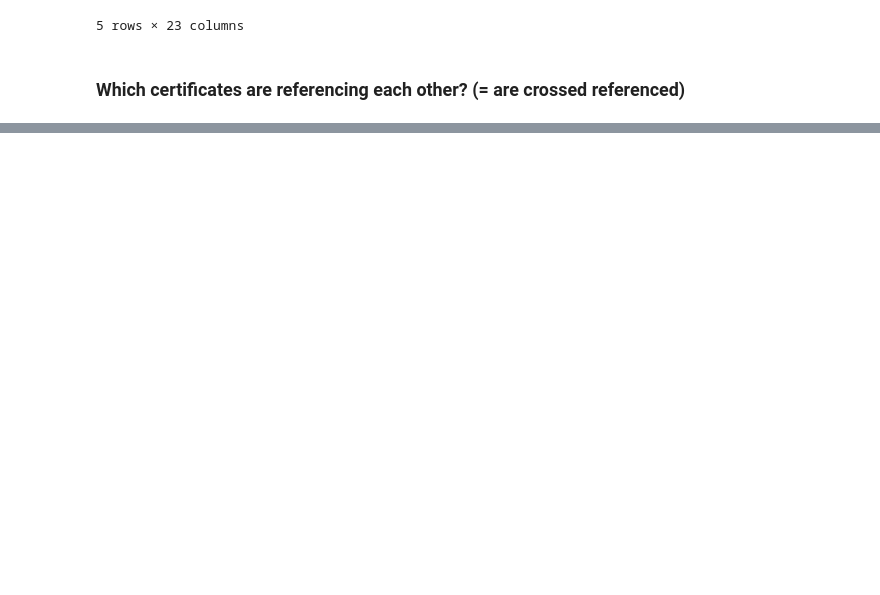
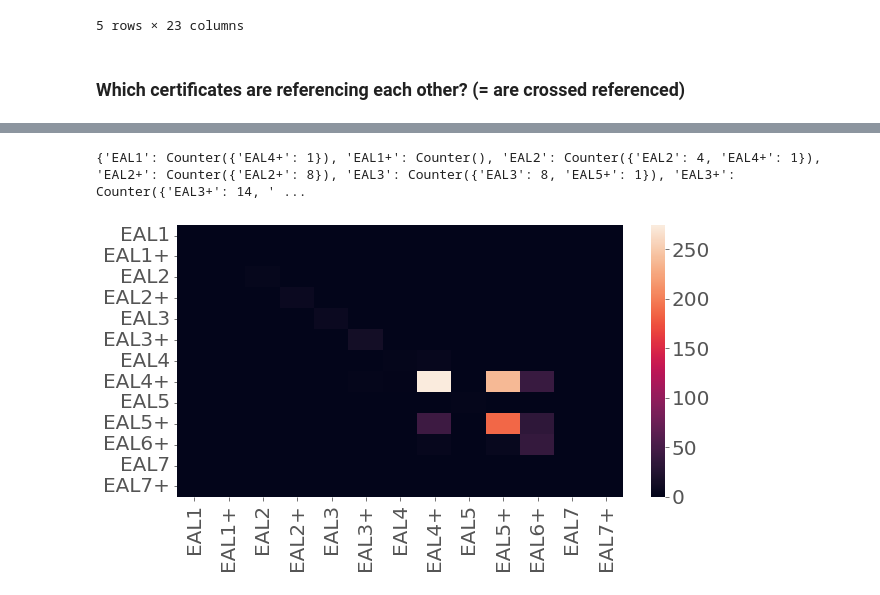
Before and after one commit to crocs-muni/sec-certs, a Jupyter notebook: notebooks/cc/dependency_analysis.ipynb, the cells around one changed output, grey strips where cells are left out. Saved outputs shown, nothing was run; the diff lists cells and outputs as text; code cells hidden in the pictures; blank space fills up the shorter version.

```diff
--- a/notebooks/cc/dependency_analysis.ipynb
+++ b/notebooks/cc/dependency_analysis.ipynb
@@ -194,7 +233,7 @@ def is_bsi_cert(cert_id: str) -> bool:
     if cert_id is np.nan:
         return False
 
-    if "bsi" in cert_id.lower():
+    if cert_id.lower().startswith("bsi"):
         return True
 
     return False
@@ -204,7 +243,7 @@ def is_anssi_cert(cert_id: str) -> bool:
     if cert_id is np.nan:
         return False
 
-    if "anssi" in cert_id.lower():
+    if cert_id.lower().startswith("anssi"):
         return True
 
     return False
@@ -392,0 +433,17 @@ AttributeError: 'dict' object has no attribute 'append'
+# %%
+plt.figure(figsize=(10,5))
+plt.rcParams.update({'font.size': 20})
+heatmap_result = []
+
+for security_level, counter in result.items():
+    security_level_list = []
+    for security_level_key in eals:
+        security_level_list.append(counter.get(security_level_key, 0))
+
+    heatmap_result.append(security_level_list)
+
+sns.heatmap(heatmap_result, xticklabels=eals, yticklabels=eals)
+print(result)
+# %% [output]
+{'EAL1': Counter({'EAL4+': 1}), 'EAL1+': Counter(), 'EAL2': Counter({'EAL2': 4, 'EAL4+': 1}), 'EAL2+': Counter({'EAL2+': 8}), 'EAL3': Counter({'EAL3': 8, 'EAL5+': 1}), 'EAL3+': Counter({'EAL3+': 14, ' ...
+[figure, added]
```
Also changed, not shown: parts of 22 cells of this notebook.
